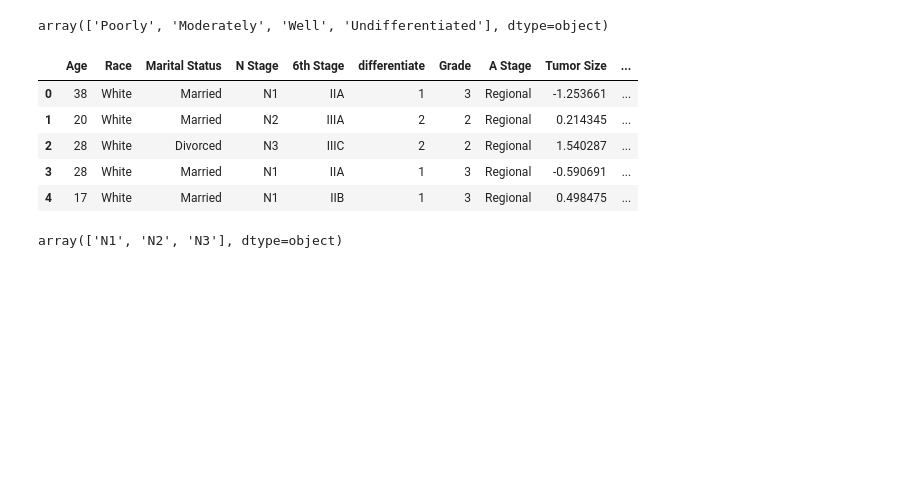
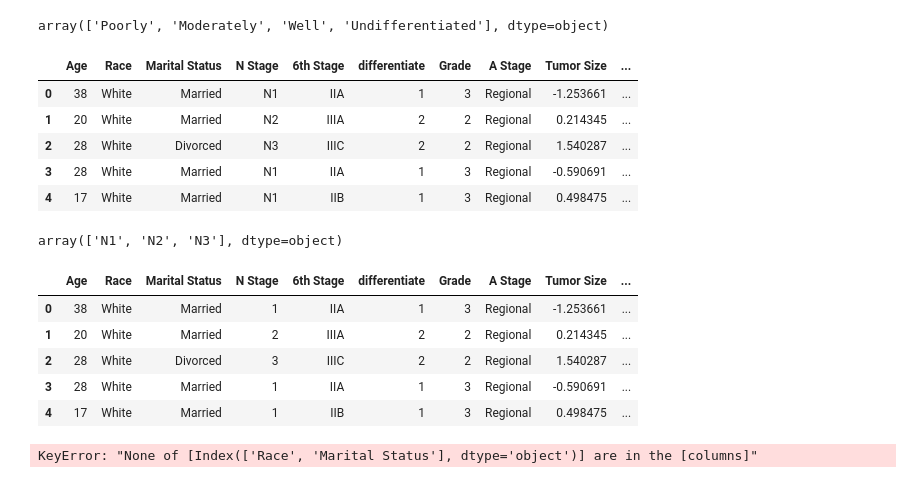
Before and after one commit to ywchanna2001/Breast-Cancer-Prediction, a Jupyter notebook: breast_cancer_prediction.ipynb, the cells around one changed output. Drawn from its saved outputs; the diff is of its cells as text; code cells hidden in the pictures; blank space fills up the shorter version.

```diff
--- a/breast_cancer_prediction.ipynb
+++ b/breast_cancer_prediction.ipynb
@@ -460,3 +405,17 @@ df['N Stage'].unique()
 array(['N1', 'N2', 'N3'], dtype=object)
 # %%
 df['N Stage'] = df['N Stage'].replace(['N1','N2', 'N3'], [1, 2, 3])
+# %%
+df.head()
+# %% [output]
+|  | Age | Race | Marital Status | N Stage | 6th Stage | differentiate | Grade | A Stage | Tumor Size | ... |
+| 0 | 38 | White | Married | 1 | IIA | 1 | 3 | Regional | -1.253661 | ... |
+| 1 | 20 | White | Married | 2 | IIIA | 2 | 2 | Regional | 0.214345 | ... |
+| 2 | 28 | White | Divorced | 3 | IIIC | 2 | 2 | Regional | 1.540287 | ... |
+| 3 | 28 | White | Married | 1 | IIA | 1 | 3 | Regional | -0.590691 | ... |
+| 4 | 17 | White | Married | 1 | IIB | 1 | 3 | Regional | 0.498475 | ... |
+# %%
+# One-Hot Encoding for 'Race' and 'Marital Status'
+df = pd.get_dummies(df, columns=['Race', 'Marital Status'], drop_first=True)
+# %% [output]
+KeyError: "None of [Index(['Race', 'Marital Status'], dtype='object')] are in the [columns]"
```
Also changed, not shown: parts of 28 cells of this notebook.
